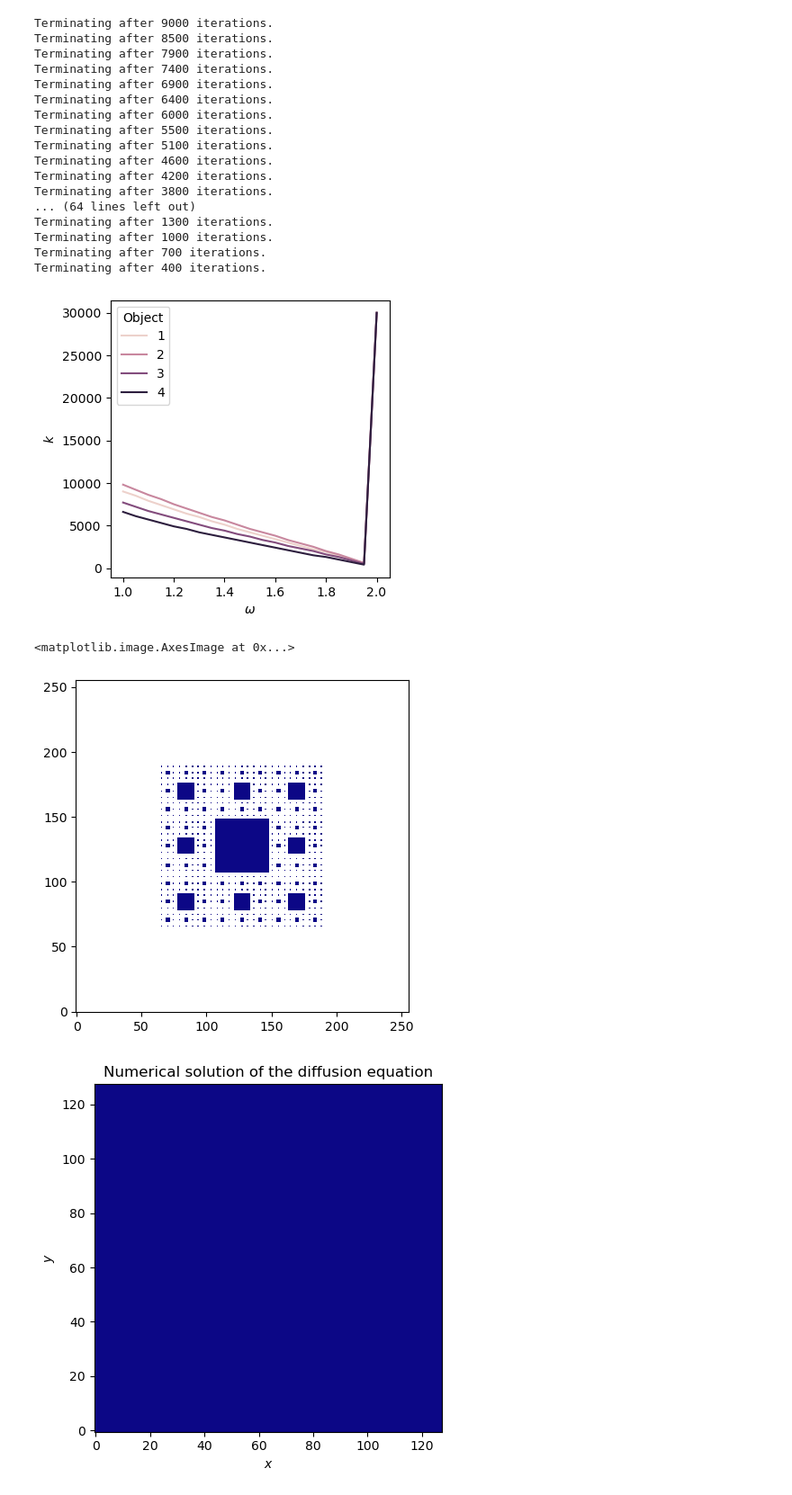
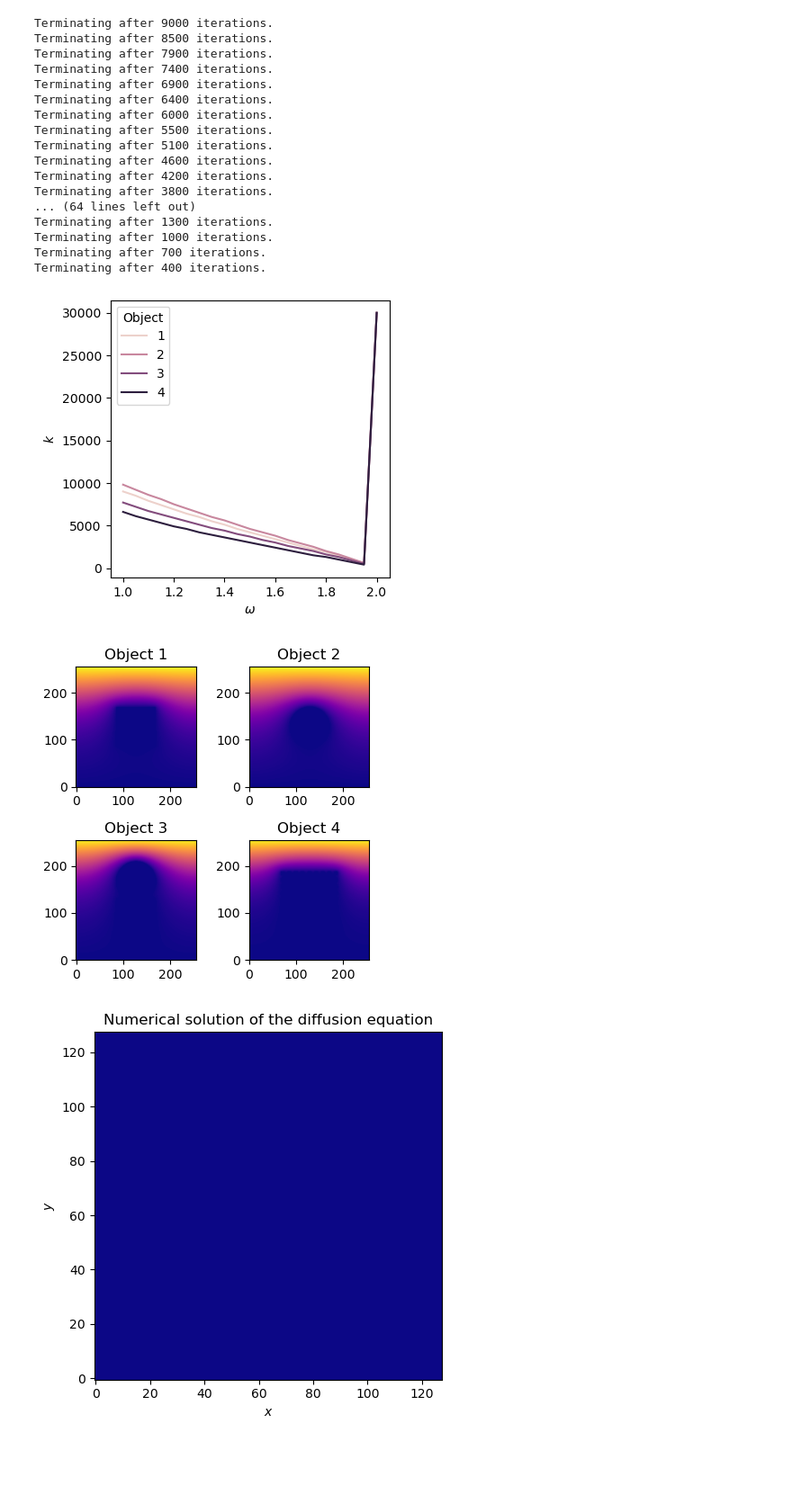
Before and after one commit to mboyan/scented-candles, a Jupyter notebook: Assignment Set 1/AssignmentSet1.ipynb, the cells around one changed output. Shown at 90% size. Saved outputs shown, nothing was run; the diff lists cells and outputs as text; code cells hidden in the pictures; blank space fills up the shorter version.

```diff
--- a/Assignment Set 1/AssignmentSet1.ipynb
+++ b/Assignment Set 1/AssignmentSet1.ipynb
@@ -484,7 +484,7 @@ center = np.array([N//2, N//2])
 c_object_collection = np.empty((4, N, N))
 
 # Square
-c_object_collection[0] = pde.init_lattice_object(c_init, center, N / 6, type='square', const_val=0.0)
+c_object_collection[0] = pde.init_lattice_object(c_init, center, N / 6, type='square')
 # Circle
 c_object_collection[1] = pde.init_lattice_object(c_init, center, N / 6, type='circle')
 # Composite
@@ -509,13 +515,17 @@ These modifications of the domain make the comparison with analytical solutions
 # %%
 omega_range = np.linspace(1, 2, 21)
 
-# DataFrame for storing simulation results
+# Variables for storing simulation results
 df_k_termination_objects = pd.DataFrame(columns=['$\omega$', 'Object', '$k$'])
+c_evolutions_objects = []
 
 for i, c_object in enumerate(c_object_collection):
     for omega in omega_range:
-        _, k_final = pde.diffusion_system_time_independent(c_init, n_max_iter=int(3e4), gauss_seidel=True, omega=omega, save_interval=100, run_GPU=True, objects=c_object)
+        c_evolution, k_final = pde.diffusion_system_time_independent(c_init, n_max_iter=int(3e4), gauss_seidel=True, omega=omega,
+                                                                     save_interval=100, run_GPU=True, objects=c_object)
         df_k_termination_objects = pd.concat([df_k_termination_objects, pd.DataFrame([{'$\omega$': omega, 'Object': i+1, '$k$':k_final}])])
+        if omega == 1.9:
+            c_evolutions_objects.append(c_evolution)
 # %% [output]
 Terminating after 9000 iterations.
 Terminating after 8500 iterations.
@@ -534,22 +544,25 @@ Terminating after 1300 iterations.
 Terminating after 1000 iterations.
 Terminating after 700 iterations.
 Terminating after 400 iterations.
-# %%
-fig, ax = plt.subplots()
-fig.set_size_inches(4, 4)
-
-# ax.set_ylim(0, 5000)
-
-sns.lineplot(df_k_termination_objects, x='$\omega$', y='$k$', hue='Object', ax=ax)
-plt.show()
-# %% [output]
-[figure, removed]
-# %%
-# Preview object
-plt.imshow(c_object_collection[3], origin='lower', cmap='plasma')
-# %% [output]
-<matplotlib.image.AxesImage at 0x...>
-[figure, removed]
+# %%
+# Plot omega vs k for different objects
+fig, ax = plt.subplots()
+fig.set_size_inches(4, 4)
+
+sns.lineplot(df_k_termination_objects, x='$\omega$', y='$k$', hue='Object', ax=ax)
+plt.show()
+
+# Plot final concentration for different objects
+fig, axs = plt.subplots(2, 2)
+fig.set_size_inches(4, 4)
+for i, c_evol in enumerate(c_evolutions_objects):
+    axs[i//2, i%2].imshow(c_evol[-1], origin='lower', cmap='plasma')
+    axs[i//2, i%2].set_title(f'Object {i+1}')
+plt.tight_layout()
+plt.show()
+# %% [output]
+[figure, added]
+[figure, added]
 # %%
 # Animate diffusion with objects
 vt.animate_diffusion(c_evolution, np.arange(c_evolution.shape[0]), interval=10)
```
Also changed, not shown: parts of 9 cells of this notebook, 1 other file.
